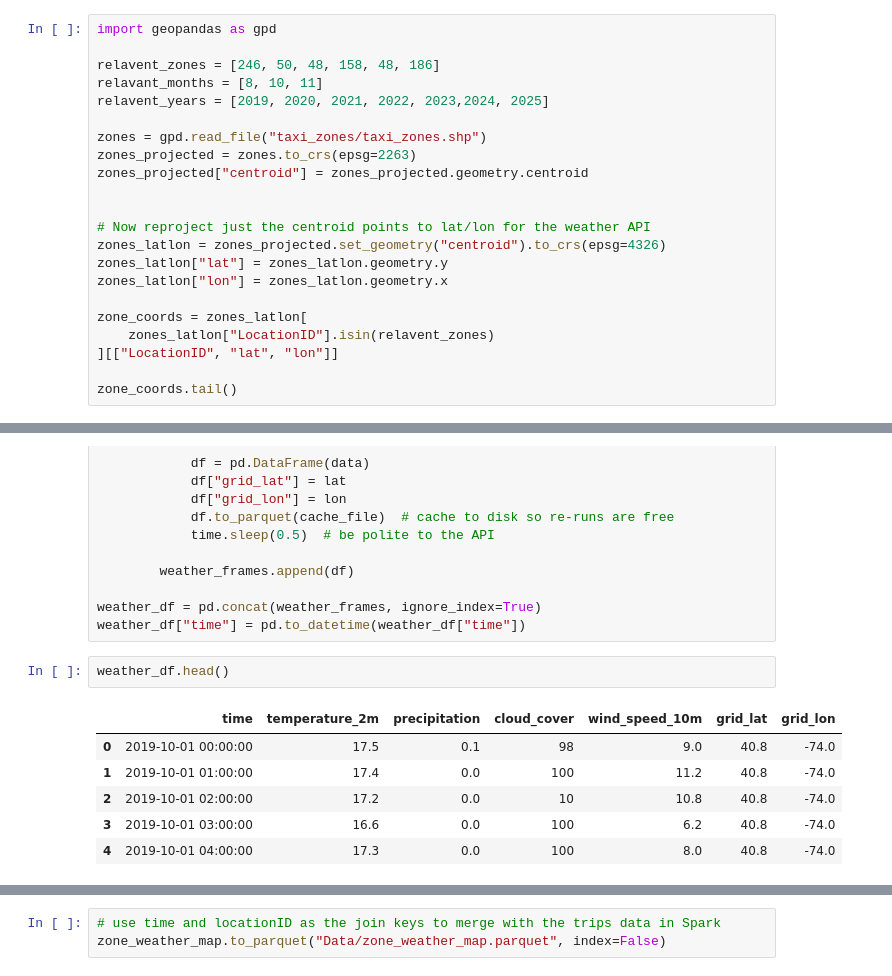
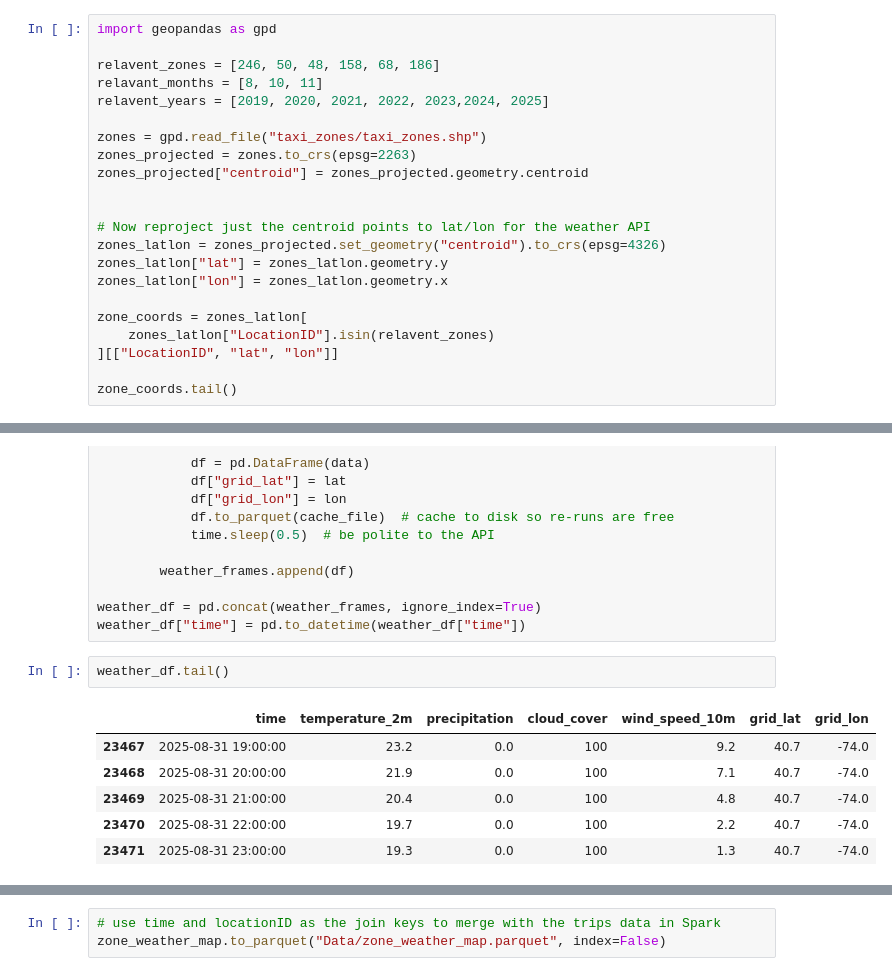
Before and after one commit to jovi-ng/MAST30034-Project-1, a Jupyter notebook: Weather.ipynb, the cells around one changed output, grey strips where cells are left out. Drawn from its saved outputs; the diff is of its cells as text.

```diff
--- a/Weather.ipynb
+++ b/Weather.ipynb
@@ -1,7 +1,7 @@
 # %%
 import geopandas as gpd
 
-relavent_zones = [246, 50, 48, 158, 48, 186]
+relavent_zones = [246, 50, 48, 158, 68, 186]
 relavant_months = [8, 10, 11]
 relavent_years = [2019, 2020, 2021, 2022, 2023,2024, 2025]
 
@@ -106,14 +106,14 @@ for _, cell in unique_cells.iterrows():
 weather_df = pd.concat(weather_frames, ignore_index=True)
 weather_df["time"] = pd.to_datetime(weather_df["time"])
 # %%
-weather_df.head()
+weather_df.tail()
 # %% [output]
 |  | time | temperature_2m | precipitation | cloud_cover | wind_speed_10m | grid_lat | grid_lon |
-| 0 | 2019-10-01 00:00:00 | 17.5 | 0.1 | 98 | 9.0 | 40.8 | -74.0 |
-| 1 | 2019-10-01 01:00:00 | 17.4 | 0.0 | 100 | 11.2 | 40.8 | -74.0 |
-| 2 | 2019-10-01 02:00:00 | 17.2 | 0.0 | 10 | 10.8 | 40.8 | -74.0 |
-| 3 | 2019-10-01 03:00:00 | 16.6 | 0.0 | 100 | 6.2 | 40.8 | -74.0 |
-| 4 | 2019-10-01 04:00:00 | 17.3 | 0.0 | 100 | 8.0 | 40.8 | -74.0 |
+| 23467 | 2025-08-31 19:00:00 | 23.2 | 0.0 | 100 | 9.2 | 40.7 | -74.0 |
+| 23468 | 2025-08-31 20:00:00 | 21.9 | 0.0 | 100 | 7.1 | 40.7 | -74.0 |
+| 23469 | 2025-08-31 21:00:00 | 20.4 | 0.0 | 100 | 4.8 | 40.7 | -74.0 |
+| 23470 | 2025-08-31 22:00:00 | 19.7 | 0.0 | 100 | 2.2 | 40.7 | -74.0 |
+| 23471 | 2025-08-31 23:00:00 | 19.3 | 0.0 | 100 | 1.3 | 40.7 | -74.0 |
 # %%
 zone_weather_map = zone_coords.merge(weather_df, on=["grid_lat", "grid_lon"], how="left")
 zone_weather_map.sample(10)
```
Also changed, not shown: parts of 3 cells of this notebook, 3 other files.
